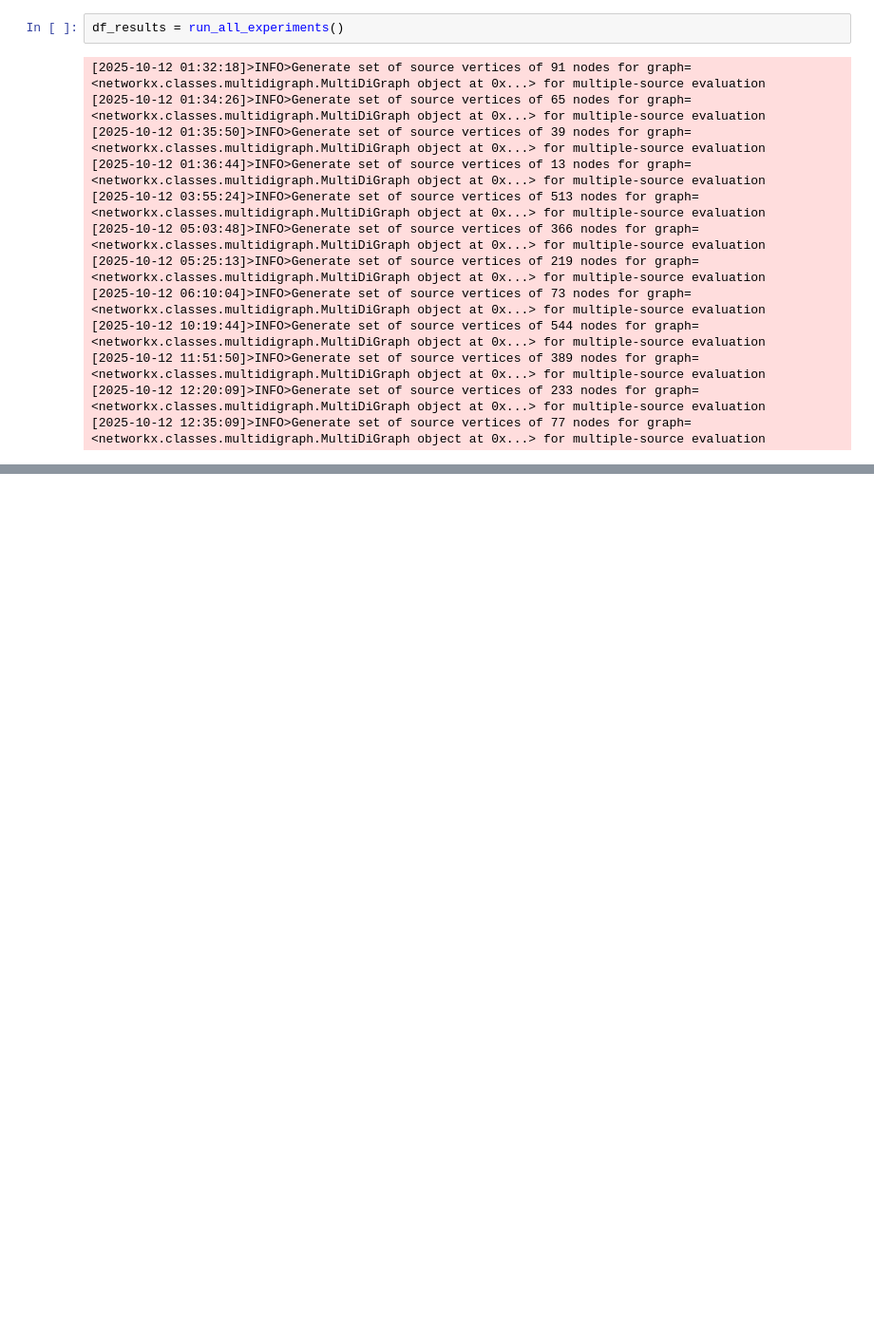
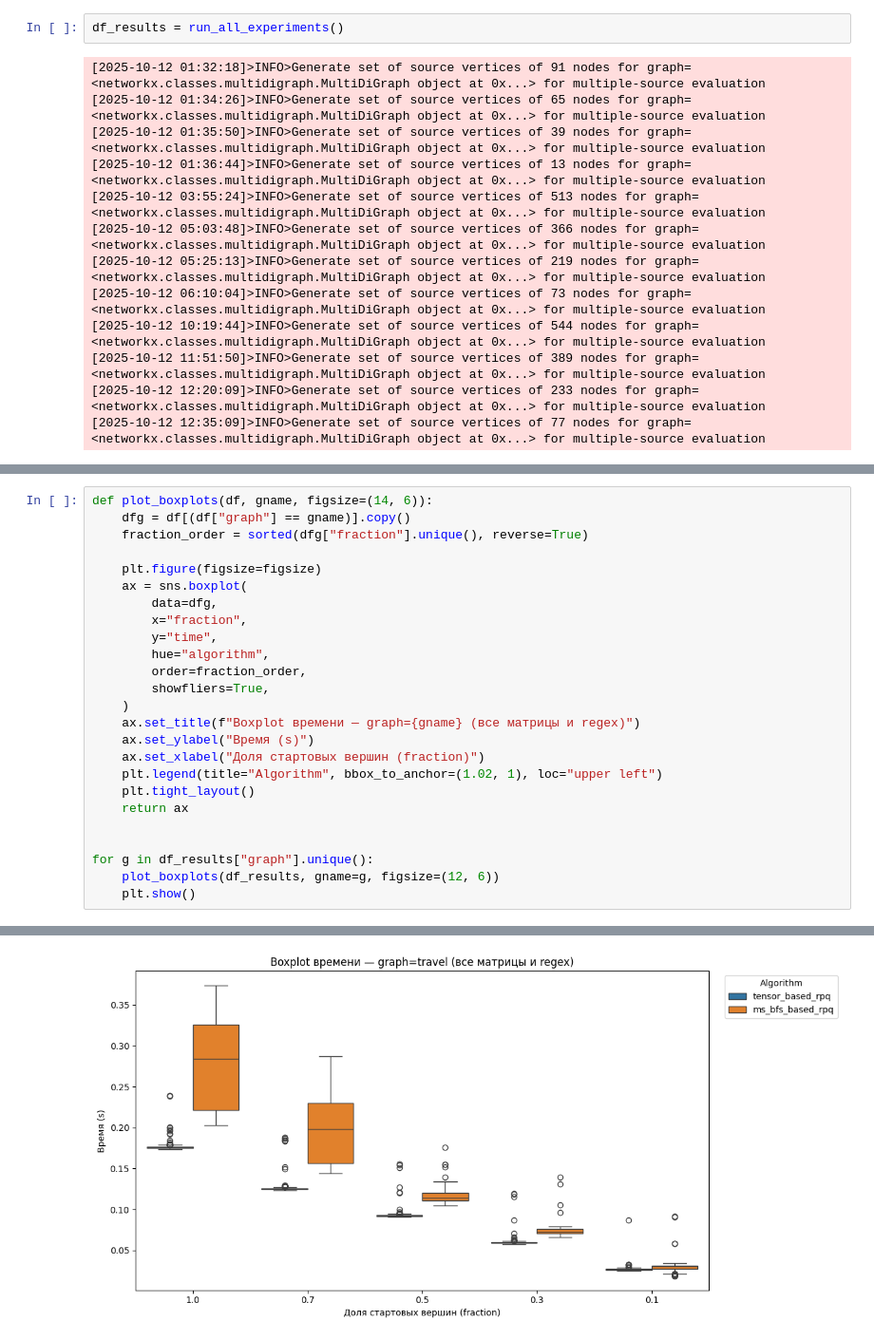
Before and after one commit to vicitori/formal-lang-course, a Jupyter notebook: project/experiment/experiment.ipynb, the cells around one changed output, grey strips where cells are left out. Shown: that part at 95% size. Saved outputs shown, nothing was run; the diff lists cells and outputs as text; blank space fills up the shorter version.

```diff
--- a/project/experiment/experiment.ipynb
+++ b/project/experiment/experiment.ipynb
@@ -474,0 +239,26 @@ tensor_based_rpq:
+# %%
+def plot_boxplots(df, gname, figsize=(14, 6)):
+    dfg = df[(df["graph"] == gname)].copy()
+    fraction_order = sorted(dfg["fraction"].unique(), reverse=True)
+
+    plt.figure(figsize=figsize)
+    ax = sns.boxplot(
+        data=dfg,
+        x="fraction",
+        y="time",
+        hue="algorithm",
+        order=fraction_order,
+        showfliers=True,
+    )
+    ax.set_title(f"Boxplot времени — graph={gname} (все матрицы и regex)")
+    ax.set_ylabel("Время (s)")
+    ax.set_xlabel("Доля стартовых вершин (fraction)")
+    plt.legend(title="Algorithm", bbox_to_anchor=(1.02, 1), loc="upper left")
+    plt.tight_layout()
+    return ax
+
+
+for g in df_results["graph"].unique():
+    plot_boxplots(df_results, gname=g, figsize=(12, 6))
+    plt.show()
+# %% [output]
@@ -474,0 +267 @@ tensor_based_rpq:
+[figure, added]
```
Also changed, not shown: parts of 10 cells of this notebook.
